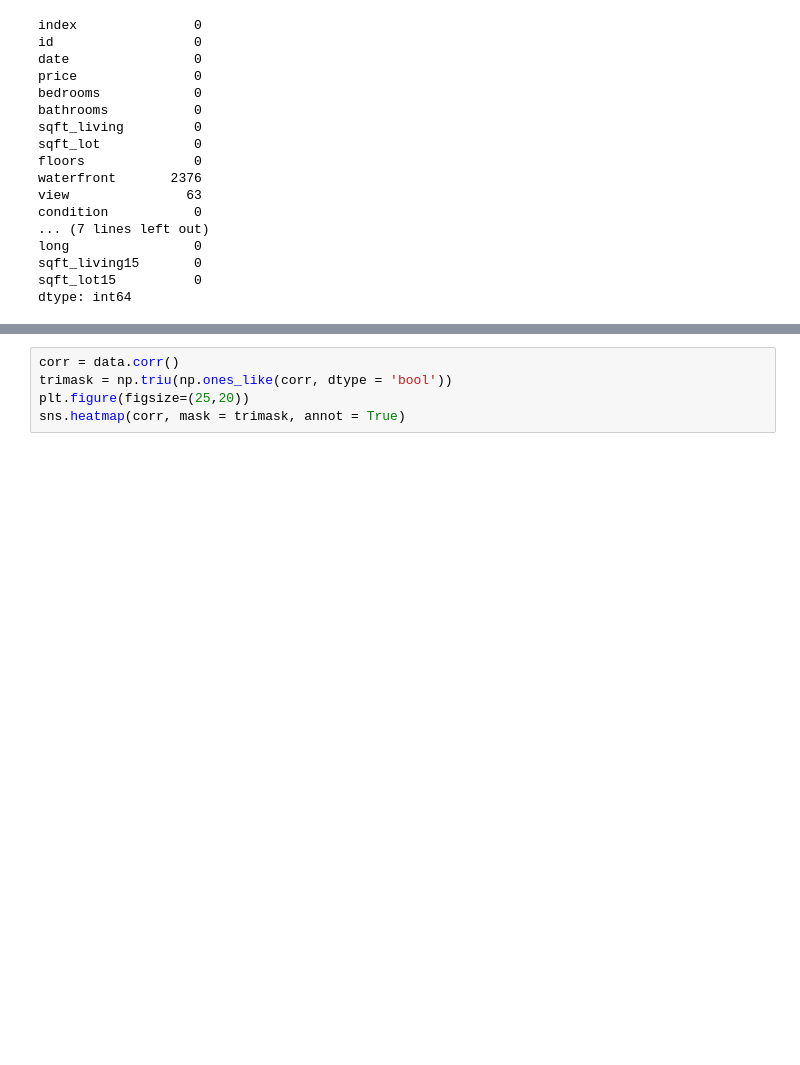
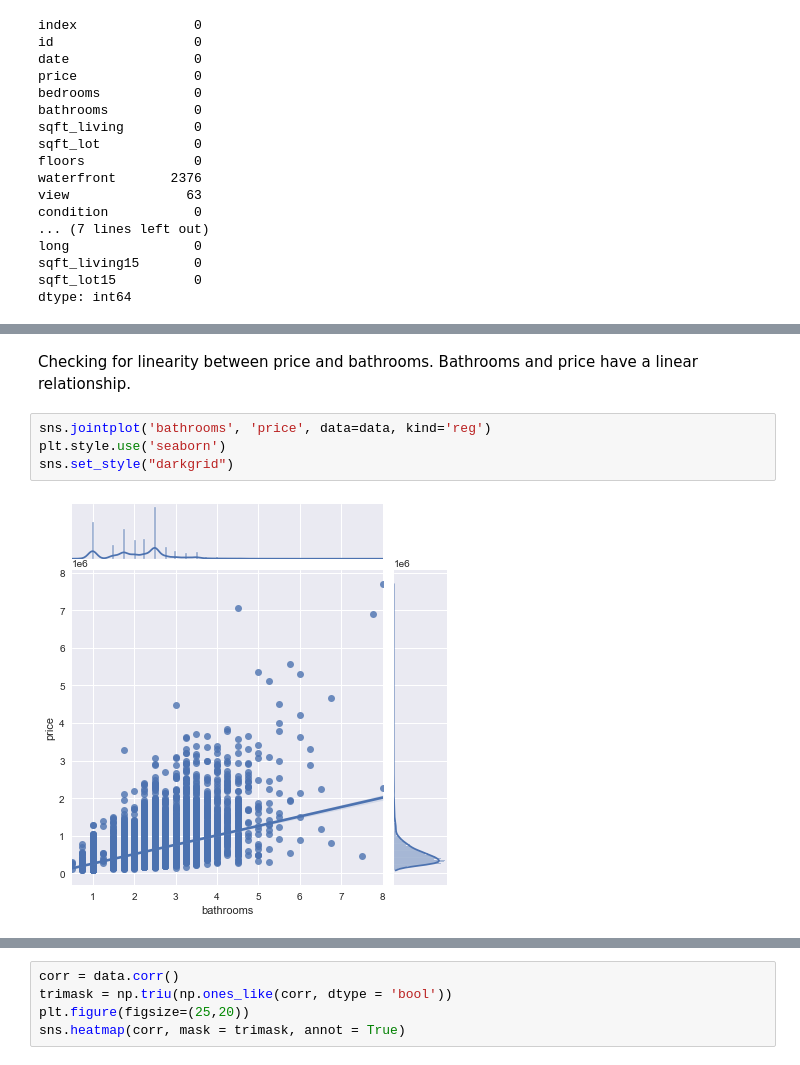
Before and after one commit to henrysvg/dsc-phase-2-project-v2-3, a Jupyter notebook: student.ipynb, the cells around one changed output, grey strips where cells are left out. Drawn from its saved outputs; the diff is of its cells as text; blank space fills up the shorter version.

```diff
--- a/student.ipynb
+++ b/student.ipynb
@@ -90,0 +122,8 @@ dtype: int64
+# %% [markdown]
+Checking for linearity between price and bathrooms.  Bathrooms and price have a linear relationship.
+# %%
+sns.jointplot('bathrooms', 'price', data=data, kind='reg')
+plt.style.use('seaborn')
+sns.set_style("darkgrid")
+# %% [output]
+[figure, added]
```
Also changed, not shown: parts of 18 cells of this notebook.
